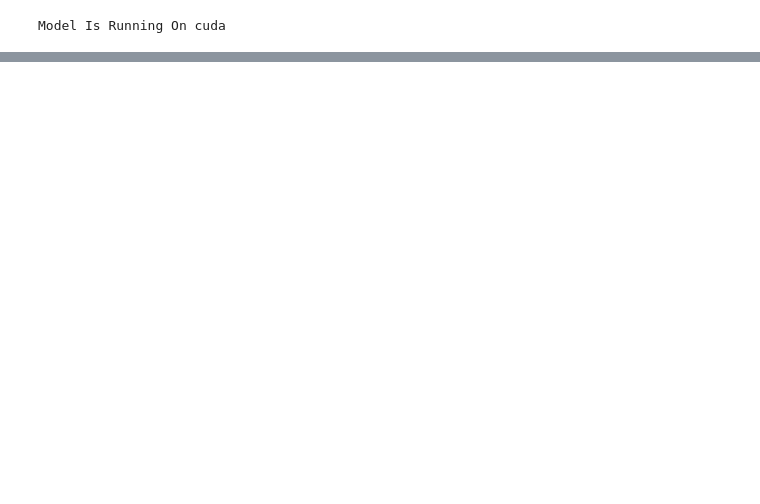
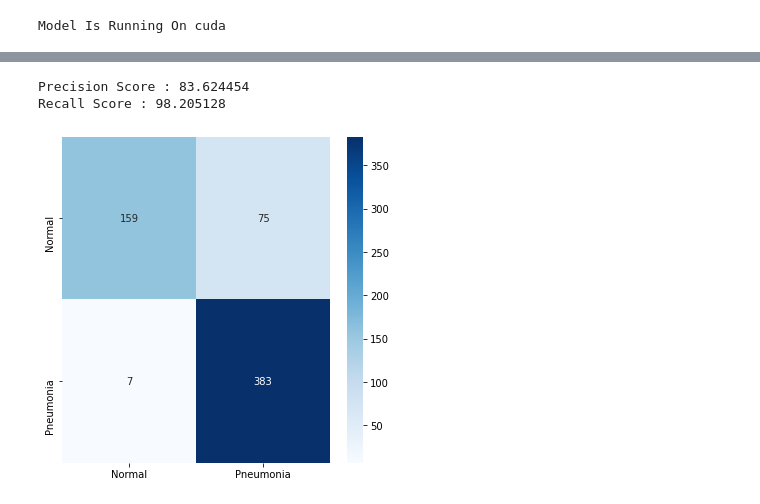
Before and after one commit to akash-agni/DeepLearning, a Jupyter notebook: Pneumonia_Identifier_Using_Chest_XRay_PyTorch.ipynb, the cells around one changed output, grey strips where cells are left out. Drawn from its saved outputs; the diff is of its cells as text; code cells hidden in the pictures; blank space fills up the shorter version.

```diff
--- a/Pneumonia_Identifier_Using_Chest_XRay_PyTorch.ipynb
+++ b/Pneumonia_Identifier_Using_Chest_XRay_PyTorch.ipynb
@@ -97,13 +100,23 @@ model = resnet18(pretrained=True)
 for param in model.parameters():
   param.requires_grad = False
 in_features = model.fc.in_features
-model.fc = torch.nn.Linear(in_features, 2)
+model.fc = torch.nn.Sequential(
+    torch.nn.Linear(in_features, 128),
+    torch.nn.BatchNorm1d(128),
+    torch.nn.ReLU(),
+    torch.nn.Linear(128, 32),
+    torch.nn.BatchNorm1d(32),
+    torch.nn.ReLU(),
+    torch.nn.Linear(32, 2),
+    torch.nn.Sigmoid()
+)
+#model.fc = torch.nn.Linear(in_features, 2)
 # %%
 params = [p for p in model.parameters() if p.requires_grad]
-optimizer = torch.optim.SGD(params, lr=1e-5, momentum=0.8, weight_decay=0.0005)
+optimizer = torch.optim.SGD(params, lr=1e-4, momentum=0.9, weight_decay=0.0005)
 loss_fn = torch.nn.CrossEntropyLoss()
 device = 'cuda' if torch.cuda.is_available() else  'cpu'
-num_epochs = 5
+num_epochs = 10
 print(f"Model Is Running On {device}")
 # %% [output]
 Model Is Running On cuda
@@ -137,0 +154,23 @@ loss: 0.030185  [ 3584/ 5216]
+# %%
+pred = list()
+true = list()
+with torch.no_grad():
+  model.to(device)
+  for X, y in test_dataloader:
+    true.append(y)
+    y_pred = model(X.float().to(device))
+    pred.append(y_pred)
+# %%
+pred = np.argmax(np.array([tuple(j) for i in pred for j in i.to('cpu').numpy()]),axis=1)
+true = np.array([j for i in true for j in i.numpy()])
+# %%
+conf = mtr.confusion_matrix(true, pred)
+print(f'Precision Score : {mtr.precision_score(true, pred)*100:3f}')
+print(f'Recall Score : {mtr.recall_score(true, pred)*100:3f}')
+fig,ax = plt.subplots(figsize=(6,6))
+fig = sns.heatmap(conf, annot=True, fmt='.4g', xticklabels=['Normal', 'Pneumonia'],
+            yticklabels=['Normal', 'Pneumonia'], ax=ax, cmap='Blues')
+# %% [output]
+Precision Score : 83.624454
+Recall Score : 98.205128
+[figure, added]
```
Also changed, not shown: parts of 7 cells of this notebook.
